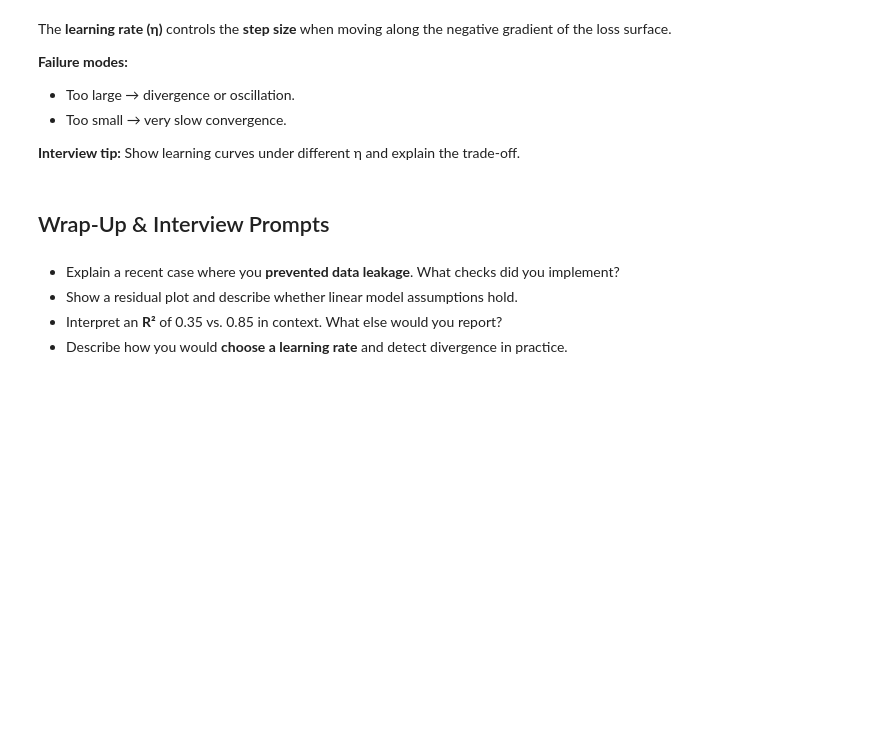
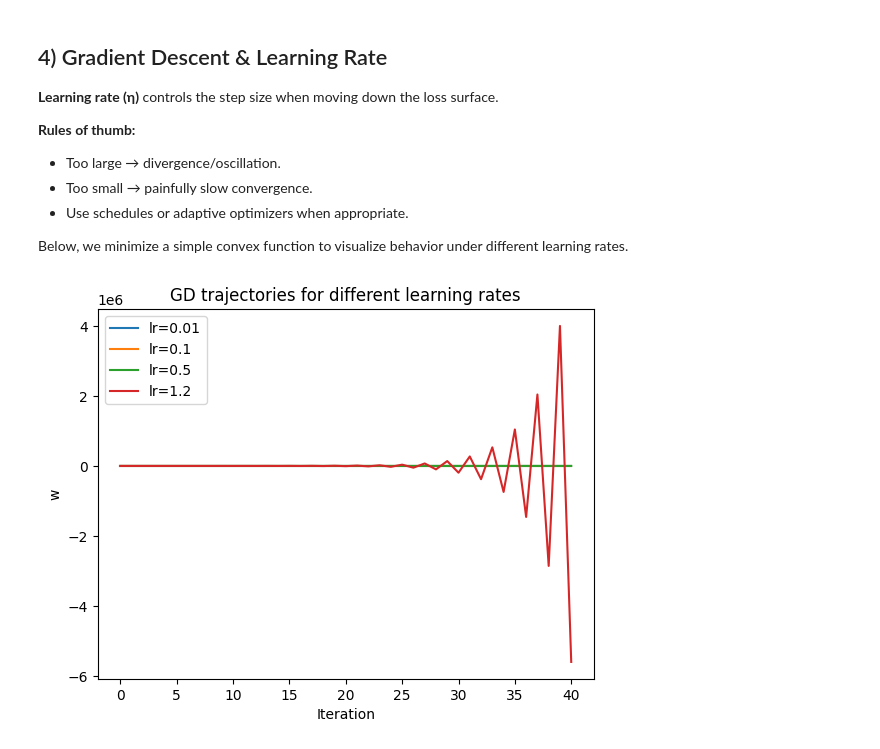
Before and after one commit to 9082825/JobInterviewGuide_Workshop, a Jupyter notebook: JobInterviewGuide_Workshop.ipynb, the cells around one changed output. Cells and saved outputs as stored; diff of their text form; code cells hidden in the pictures; blank space fills up the shorter version.

```diff
--- a/JobInterviewGuide_Workshop.ipynb
+++ b/JobInterviewGuide_Workshop.ipynb
@@ -181,29 +157,10 @@ for name, model in models.items():
 # %% [markdown]
+## 4) Gradient Descent & Learning Rate
+**Learning rate (η)** controls the step size when moving down the loss surface.
 
-The **learning rate (η)** controls the **step size** when moving along the negative gradient of the loss surface.
+**Rules of thumb:**
+- Too large → divergence/oscillation.
+- Too small → painfully slow convergence.
+- Use schedules or adaptive optimizers when appropriate.
 
-**Failure modes:**
-- Too large → divergence or oscillation.
-- Too small → very slow convergence.
-
-**Interview tip:** Show learning curves under different η and explain the trade-off.
+Below, we minimize a simple convex function to visualize behavior under different learning rates.
-# %%
-
-import numpy as np
-
-# Simple 1D quadratic loss: L(w) = (w - 3)^2
-def grad(w):
-    return 2*(w - 3)
-
-def run_gd(eta, steps=20, w0=0.0):
-    w = w0
-    traj = [(0, w, (w-3)**2)]
-    for t in range(1, steps+1):
-        w = w - eta*grad(w)
-        traj.append((t, w, (w-3)**2))
-    return traj
-
-for lr in [0.05, 0.2, 0.8, 1.2]:
-    traj = run_gd(lr, steps=10, w0=0.0)
-    final = traj[-1]
-    print(f"eta={lr:<4} -> final w={final[1]:.4f}, loss={final[2]:.6f}")
@@ -235,8 +167,28 @@ plt.show()
-# %% [markdown]
-## Wrap-Up & Interview Prompts
-# %% [markdown]
-
-- Explain a recent case where you **prevented data leakage**. What checks did you implement?
-- Show a residual plot and describe whether linear model assumptions hold.
-- Interpret an **R²** of 0.35 vs. 0.85 in context. What else would you report?
-- Describe how you would **choose a learning rate** and detect divergence in practice.
+# %%
+# Scaffolding: gradient descent on a convex function f(w) = (w-3)^2
+import numpy as np
+import matplotlib.pyplot as plt
+
+def gd(lr=0.1, steps=40, w0=-5.0):
+    w = w0
+    traj = [w]
+    for _ in range(steps):
+        grad = 2*(w-3)   # derivative of (w-3)^2
+        w = w - lr*grad
+        traj.append(w)
+    return np.array(traj)
+
+for lr in [0.01, 0.1, 0.5, 1.2]:
+    path = gd(lr=lr)
+    plt.plot(path, label=f"lr={lr}")
+plt.title("GD trajectories for different learning rates")
+plt.xlabel("Iteration")
+plt.ylabel("w")
+plt.legend()
+plt.show()
+
+# ✅ Your Turn:
+# 1) Try lr values: 0.001, 0.05, 0.9, 2.0 and observe convergence vs divergence.
+# 2) Modify the function to f(w) = (aw-b)^2 with a=4, b=10. How does curvature affect step size sensitivity?
+# %% [output]
+[figure, added]
```
Also changed, not shown: parts of 23 cells of this notebook.
